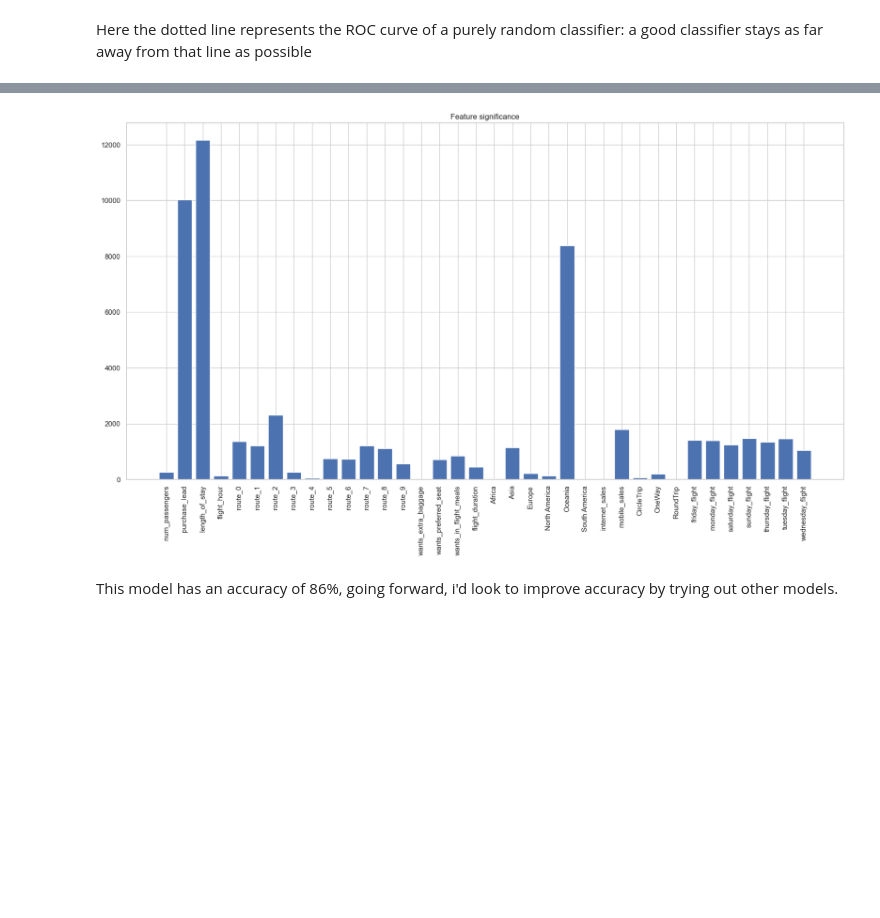
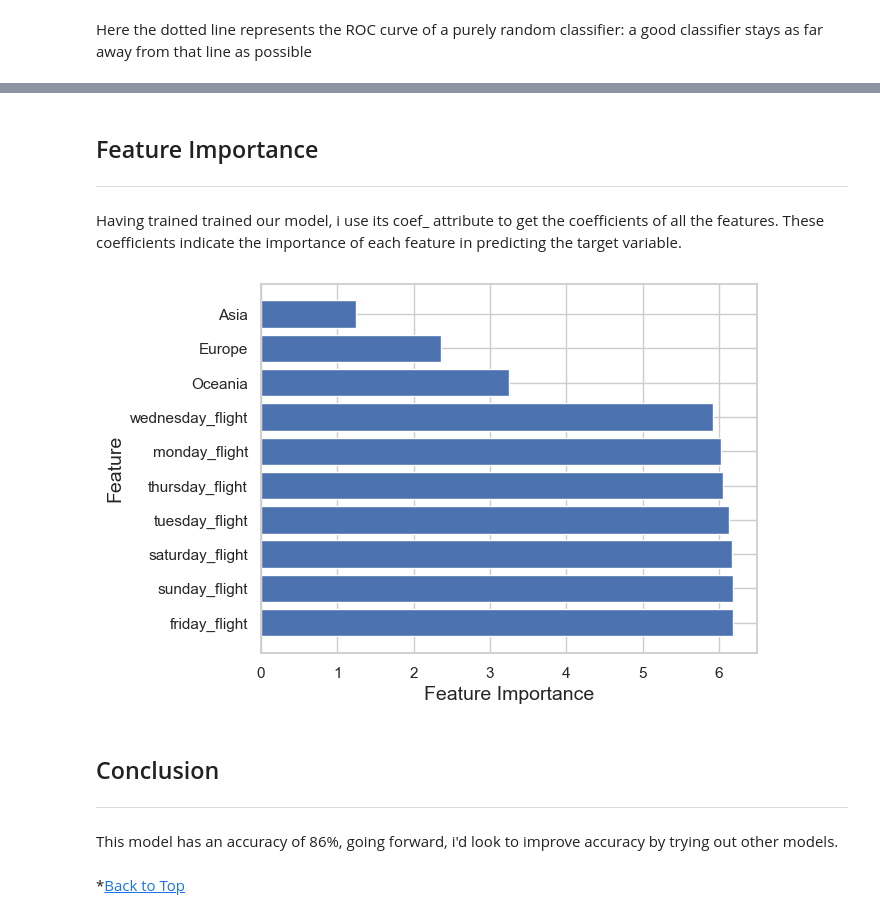
Before and after one commit to I-Sobe/british_airways, a Jupyter notebook: task_2/Getting Started.ipynb, the cells around one changed output, grey strips where cells are left out. Cells and saved outputs as stored; diff of their text form; code cells hidden in the pictures; blank space fills up the shorter version.

```diff
--- a/task_2/Getting Started.ipynb
+++ b/task_2/Getting Started.ipynb
@@ -657,9 +633,31 @@ feat = pd.DataFrame(features_scores)
-# %%
-plt.figure(figsize= (20, 10))
-plt.bar(x=feat['Features'], height=feat['Score'])
-plt.xticks(rotation=90)
-plt.title("Feature significance");
-# %% [output]
-[figure, removed]
+# %% [markdown]
+## Feature Importance
+
+---
+# %% [markdown]
+Having trained trained our model, i use its coef_ attribute to get the coefficients of all the features. These coefficients indicate the importance of each feature in predicting the target variable.
+# %%
+# feature_importance is a NumPy array containing the absolute values of the coefficients.
+feature_importance = np.abs(logreg.coef_[0])
+
+# sorted_idx is an array of indices that sorts the features
+# based on their importance scores in descending order, and top_features is an array of the indices of the top 10 features
+sorted_idx = np.argsort(feature_importance)[::-1]
+top_features = sorted_idx[:10]
+# %%
+# visualize the feature importances using a bar chart
+feature_names = np.array(X_train.columns)
+plt.barh(feature_names[top_features], feature_importance[top_features])
+plt.xlabel('Feature Importance')
+plt.ylabel('Feature')
+plt.show()
+# %% [output]
+[figure, added]
+# %% [markdown]
+## Conclusion
+
+---
 # %% [markdown]
 This model has an accuracy of 86%, going forward, i'd look to improve accuracy by trying out other models.
+# %% [markdown]
+*[Back to Top](#task-2)
```
Also changed, not shown: parts of 38 cells of this notebook, 5 other files.
